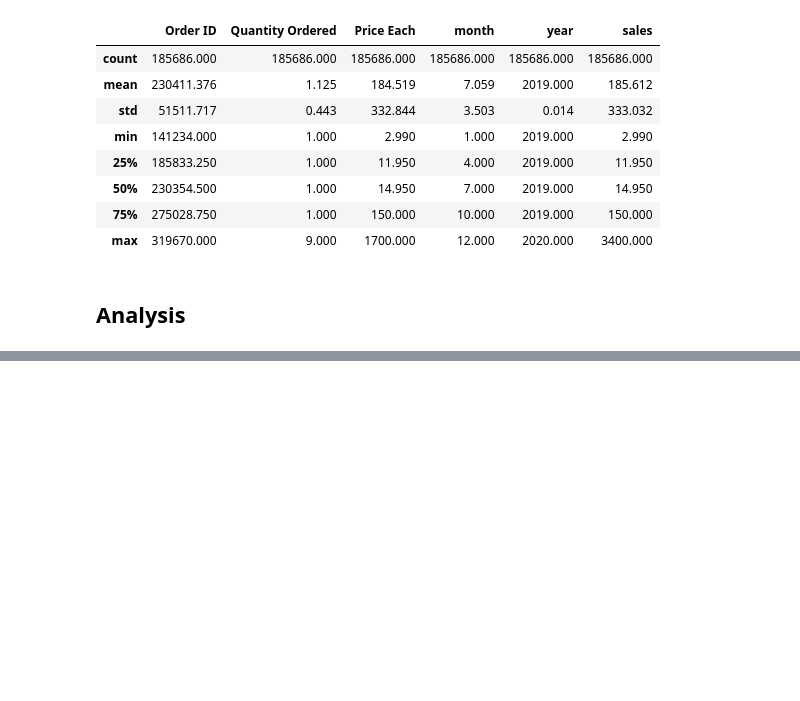
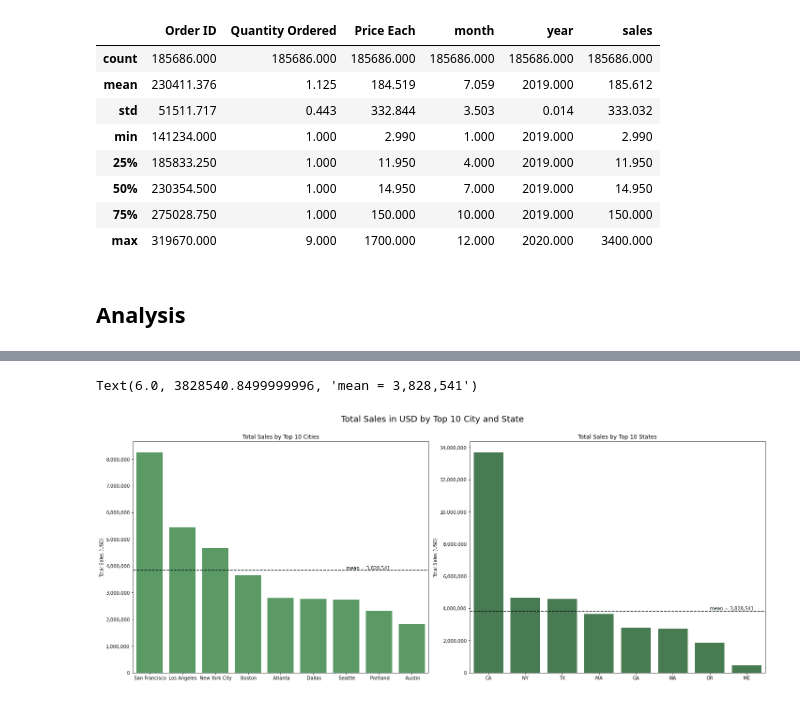
Before and after one commit to ndnyp/Product-Sales-Analysis, a Jupyter notebook: product_sales_analysis_notebook.ipynb, the cells around one changed output, grey strips where cells are left out. Drawn from its saved outputs; the diff is of its cells as text; code cells hidden in the pictures; blank space fills up the shorter version.

```diff
--- a/product_sales_analysis_notebook.ipynb
+++ b/product_sales_analysis_notebook.ipynb
@@ -180,0 +255,9 @@ df.describe()
+# %%
+# Calculate total number of orders and sales by city
+city_data = df_sub.groupby(by=['city'], as_index=False).agg(
+    total_order = ('Order ID', pd.Series.nunique),
+    total_sales = ('sales', sum),
+
+)
+
+city_data.sort_values('total_order', ascending=False).head()
@@ -180,0 +271,9 @@ df.describe()
+# %%
+# Calculate total number of orders and sales by states
+state_data = df_sub.groupby(by=['state'], as_index=False).agg(
+    total_order = ('Order ID', pd.Series.nunique),
+    total_sales = ('sales', sum),
+
+)
+
+state_data.sort_values('total_order', ascending=False).head()
@@ -180,0 +287,30 @@ df.describe()
+# %%
+# Create bar chart for total sales by top 10 cities and states
+
+# Define subplot grid
+fig, (ax0, ax1) = plt.subplots(1,2, figsize = [20,8], sharex=False)
+fig.tight_layout()
+fig.set_tight_layout(True)
+fig.suptitle("Total Sales in USD by Top 10 City and State", fontsize=18, y=1)
+fig.subplots_adjust(top=1.5, hspace=.5, wspace=.5)
+
+# Total sales by top 10 cities
+sns.barplot(data = city_data.sort_values('total_order', ascending=False).head(10), x = 'city', y = 'total_sales', ax = ax0, color="#50a45e")
+ylab = ax0.set_ylabel('Total Sales (USD)')
+xlab = ax0.set_xlabel(None)
+ax0.set_title('Total Sales by Top 10 Cities')
+ax0.yaxis.set_major_formatter(ticker.StrMethodFormatter('{x:,.0f}'))
+ax0.axhline(city_data['total_sales'].mean(), color = "#040f13", linestyle='--', label = "mean")
+ax0.annotate('mean = ' + str(format(city_data['total_sales'].mean(), ',.0f')), xy = (ax0.get_xlim()[0]+6.5, city_data['total_sales'].mean()), ha = "left", va="bottom", color = "#040f13")
+
+# Total sales by top 10 states
+sns.barplot(data = state_data.sort_values('total_order', ascending=False).head(10), x = 'state', y = 'total_sales', ax = ax1, color="#40834b")
+ylab = ax1.set_ylabel('Total Sales (USD)')
+xlab = ax1.set_xlabel(None)
+ax1.set_title('Total Sales by Top 10 States')
+ax1.yaxis.set_major_formatter(ticker.StrMethodFormatter('{x:,.0f}'))
+ax1.axhline(city_data['total_sales'].mean(), color = "#040f13", linestyle='--', label = "mean")
+ax1.annotate('mean = ' + str(format(city_data['total_sales'].mean(), ',.0f')), xy = (ax1.get_xlim()[0]+6.5, city_data['total_sales'].mean()), ha = "left", va="bottom", color = "#040f13")
+# %% [output]
+Text(6.0, 3828540.8499999996, 'mean = 3,828,541')
+[figure, added]
```
Also changed, not shown: parts of 34 cells of this notebook.
